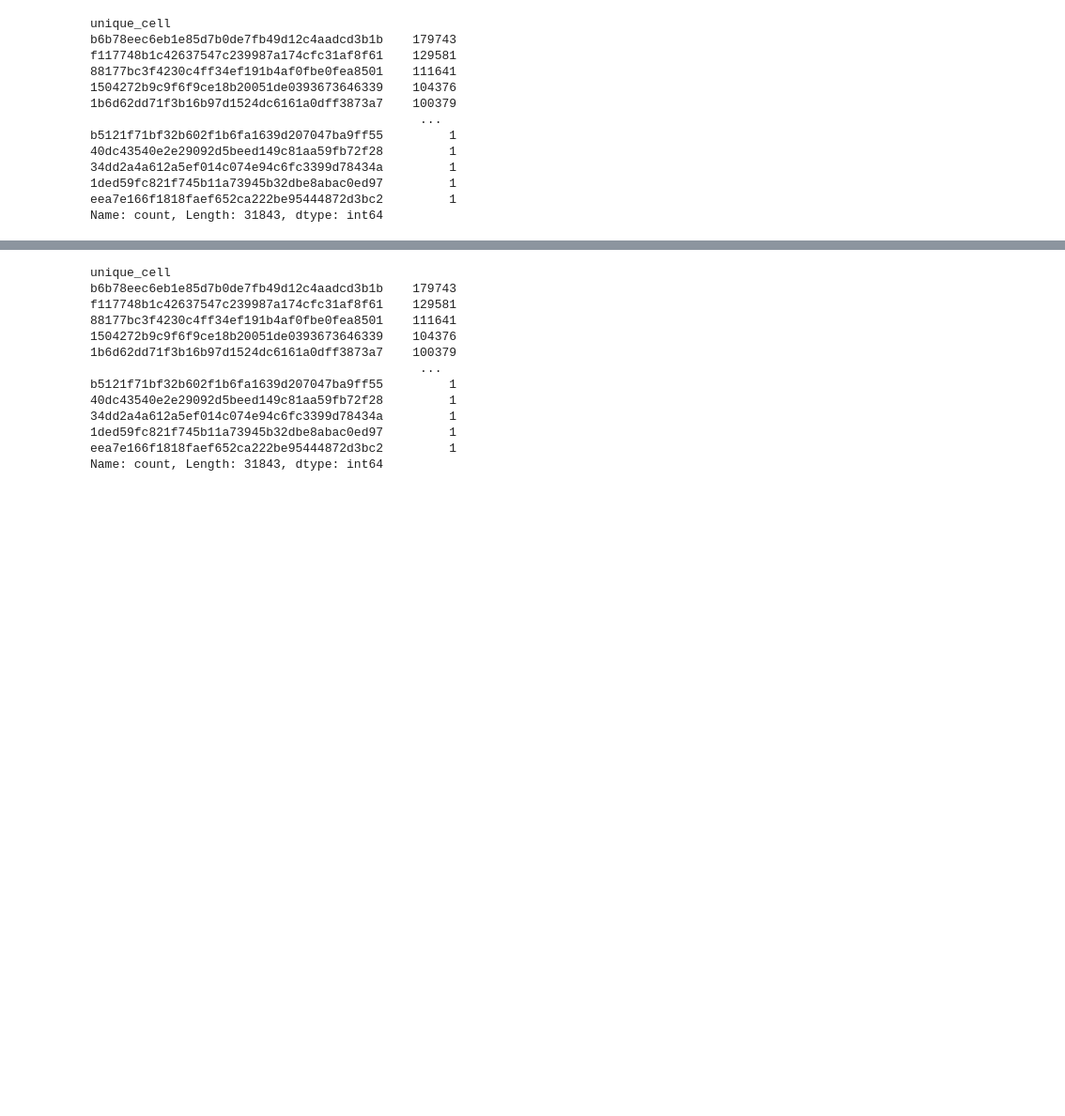
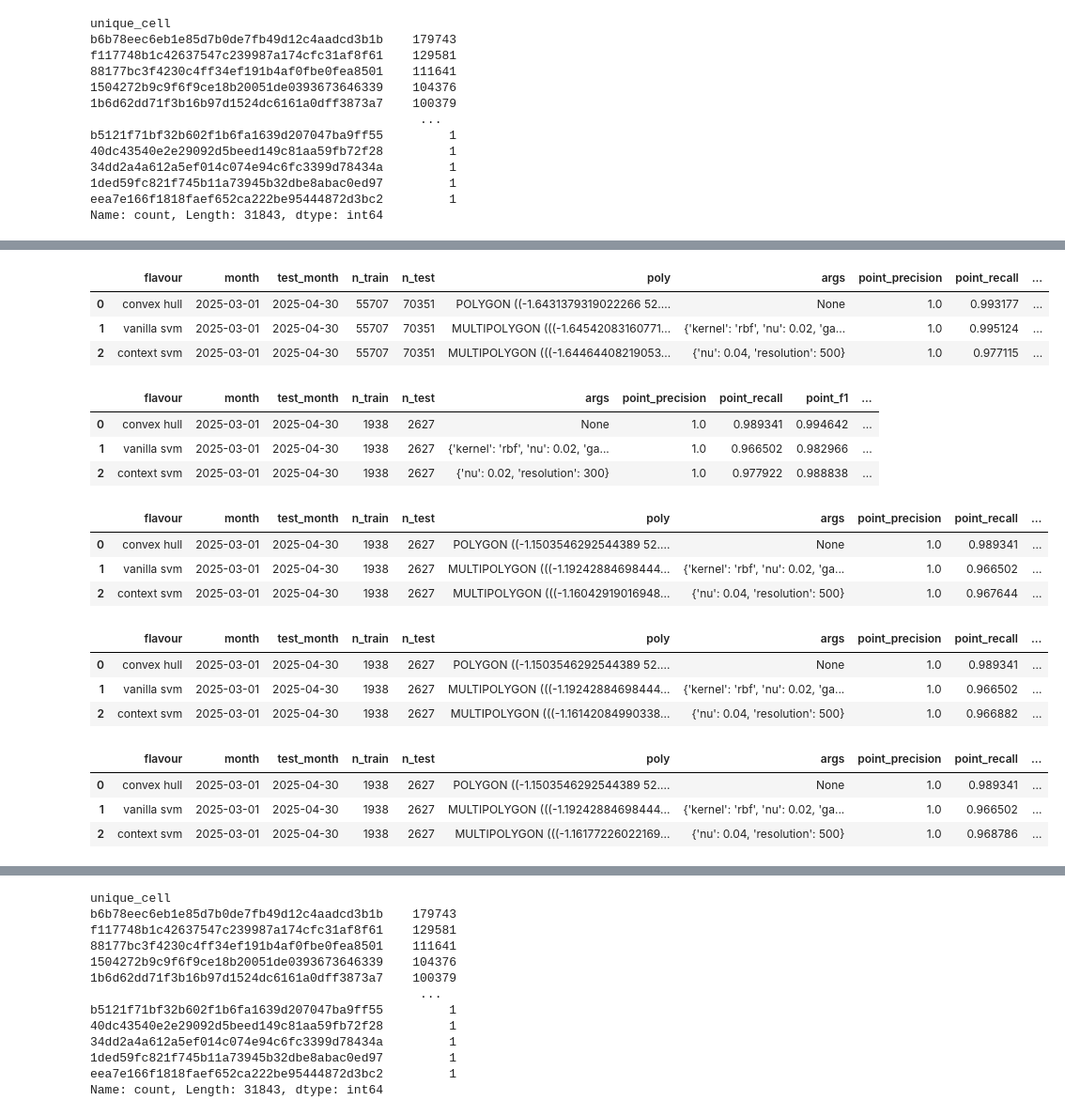
Before and after one commit to timothywong731/mobile_coverage, a Jupyter notebook: cell_coverage_v2.ipynb, the cells around one changed output, grey strips where cells are left out. Shown at 94% size. Cells and saved outputs as stored; diff of their text form; code cells hidden in the pictures; blank space fills up the shorter version.

```diff
--- a/cell_coverage_v2.ipynb
+++ b/cell_coverage_v2.ipynb
@@ -1057,0 +1439,35 @@ poly_ch
+# %%
+d
+# %% [output]
+|  | flavour | month | test_month | n_train | n_test | poly | args | point_precision | point_recall | ... |
+| 0 | convex hull | 2025-03-01 | 2025-04-30 | 55707 | 70351 | POLYGON ((-1.6431379319022266 52.... | None | 1.0 | 0.993177 | ... |
+| 1 | vanilla svm | 2025-03-01 | 2025-04-30 | 55707 | 70351 | MULTIPOLYGON (((-1.64542083160771... | {'kernel': 'rbf', 'nu': 0.02, 'ga... | 1.0 | 0.995124 | ... |
+| 2 | context svm | 2025-03-01 | 2025-04-30 | 55707 | 70351 | MULTIPOLYGON (((-1.64464408219053... | {'nu': 0.04, 'resolution': 500} | 1.0 | 0.977115 | ... |
+# %%
+metrics_df
+# %% [output]
+|  | flavour | month | test_month | n_train | n_test | args | point_precision | point_recall | point_f1 | ... |
+| 0 | convex hull | 2025-03-01 | 2025-04-30 | 1938 | 2627 | None | 1.0 | 0.989341 | 0.994642 | ... |
+| 1 | vanilla svm | 2025-03-01 | 2025-04-30 | 1938 | 2627 | {'kernel': 'rbf', 'nu': 0.02, 'ga... | 1.0 | 0.966502 | 0.982966 | ... |
+| 2 | context svm | 2025-03-01 | 2025-04-30 | 1938 | 2627 | {'nu': 0.02, 'resolution': 300} | 1.0 | 0.977922 | 0.988838 | ... |
+# %%
+metrics_df
+# %% [output]
+|  | flavour | month | test_month | n_train | n_test | poly | args | point_precision | point_recall | ... |
+| 0 | convex hull | 2025-03-01 | 2025-04-30 | 1938 | 2627 | POLYGON ((-1.1503546292544389 52.... | None | 1.0 | 0.989341 | ... |
+| 1 | vanilla svm | 2025-03-01 | 2025-04-30 | 1938 | 2627 | MULTIPOLYGON (((-1.19242884698444... | {'kernel': 'rbf', 'nu': 0.02, 'ga... | 1.0 | 0.966502 | ... |
+| 2 | context svm | 2025-03-01 | 2025-04-30 | 1938 | 2627 | MULTIPOLYGON (((-1.16042919016948... | {'nu': 0.04, 'resolution': 500} | 1.0 | 0.967644 | ... |
+# %%
+metrics_df
+# %% [output]
+|  | flavour | month | test_month | n_train | n_test | poly | args | point_precision | point_recall | ... |
+| 0 | convex hull | 2025-03-01 | 2025-04-30 | 1938 | 2627 | POLYGON ((-1.1503546292544389 52.... | None | 1.0 | 0.989341 | ... |
+| 1 | vanilla svm | 2025-03-01 | 2025-04-30 | 1938 | 2627 | MULTIPOLYGON (((-1.19242884698444... | {'kernel': 'rbf', 'nu': 0.02, 'ga... | 1.0 | 0.966502 | ... |
+| 2 | context svm | 2025-03-01 | 2025-04-30 | 1938 | 2627 | MULTIPOLYGON (((-1.16142084990338... | {'nu': 0.04, 'resolution': 500} | 1.0 | 0.966882 | ... |
+# %%
+metrics_df
+# %% [output]
+|  | flavour | month | test_month | n_train | n_test | poly | args | point_precision | point_recall | ... |
+| 0 | convex hull | 2025-03-01 | 2025-04-30 | 1938 | 2627 | POLYGON ((-1.1503546292544389 52.... | None | 1.0 | 0.989341 | ... |
+| 1 | vanilla svm | 2025-03-01 | 2025-04-30 | 1938 | 2627 | MULTIPOLYGON (((-1.19242884698444... | {'kernel': 'rbf', 'nu': 0.02, 'ga... | 1.0 | 0.966502 | ... |
+| 2 | context svm | 2025-03-01 | 2025-04-30 | 1938 | 2627 | MULTIPOLYGON (((-1.16177226022169... | {'nu': 0.04, 'resolution': 500} | 1.0 | 0.968786 | ... |
```
Also changed, not shown: parts of 40 cells of this notebook, 2 other files.
